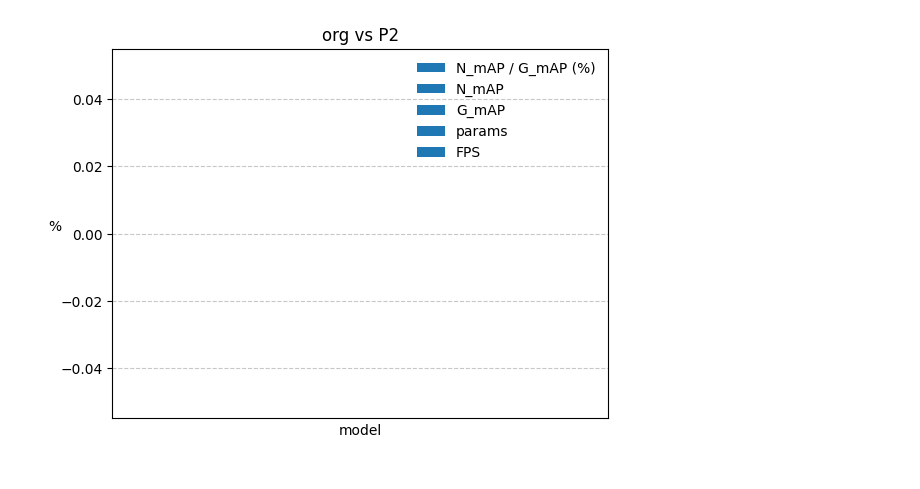
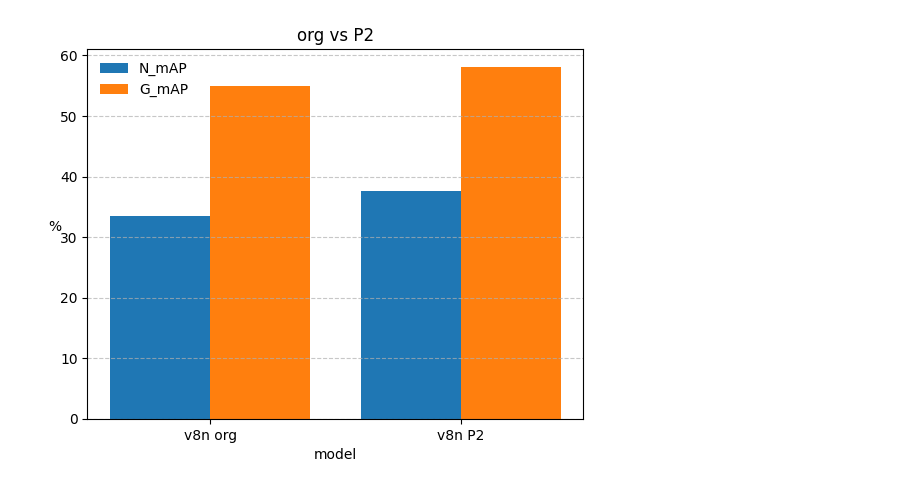
Before and after one commit to Lee-chan-hyeok/Nextchip_Autonomous_Driving_Contest, a Jupyter notebook: analysing/exp_result/exp_graph_sechan.ipynb, the cells around one changed output. Saved outputs shown, nothing was run; the diff lists cells and outputs as text; code cells hidden in the pictures.

```diff
--- a/analysing/exp_result/exp_graph_sechan.ipynb
+++ b/analysing/exp_result/exp_graph_sechan.ipynb
@@ -7,23 +7,23 @@ exp_list = pd.read_csv('../../documents/exp_list.csv', index_col= 0)
 # %%
 name_list = [
         # 'v8s_org_t',
         # 'v8s_P2_t',
         'v8n_org_t',
         'v8n_P2_t',
             ]
 
 labels = [
-        'N_mAP / G_mAP (%)',
+        # 'N_mAP / G_mAP (%)',
         'N_mAP',
         'G_mAP',
         # 'params',
         # 'FPS',
         ]
 
 # plt.figure(figsize=())
 excel_tool.exp_graph('model', '%', 'org vs P2', name_list, [0, 1], labels)
 # %% [output]
-[figure, old version]
+[figure, new version]
 # %%
 # name_list = [
 #         'v8s_P2_tv',
```
Also changed, not shown: 7 other files.
